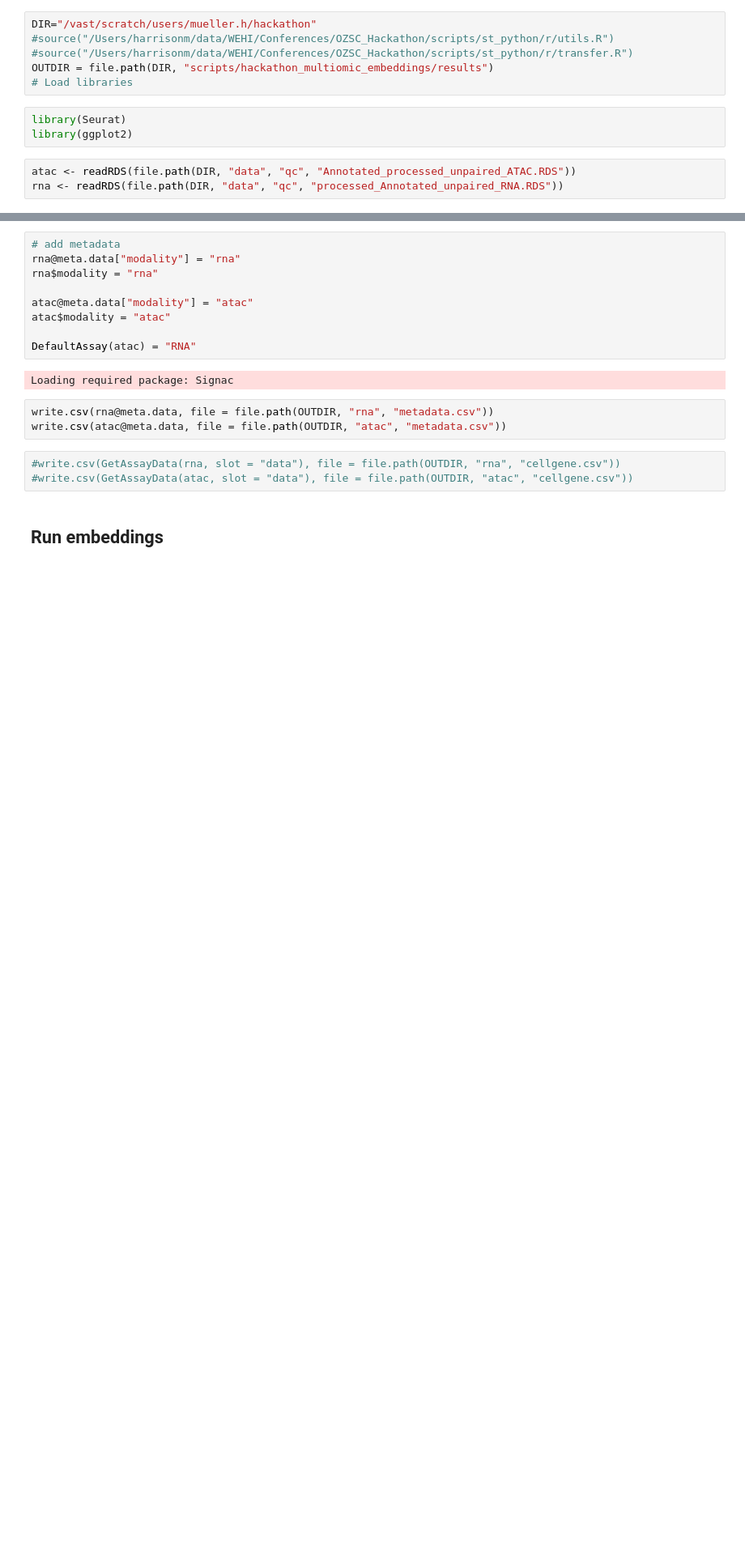
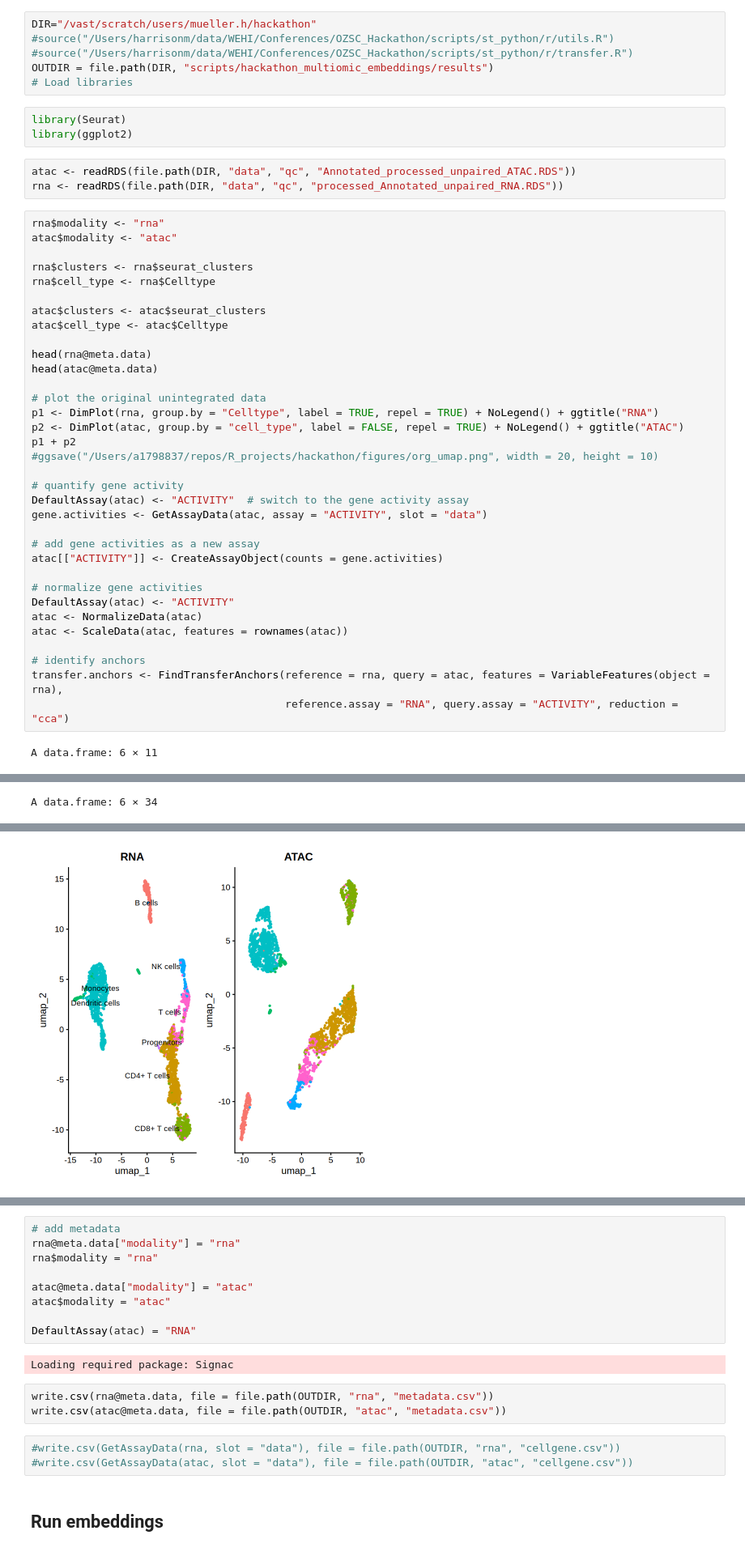
Before and after one commit to harrymueller/hackathon_multiomic_embeddings, a Jupyter notebook: rna_embeddings.ipynb, the cells around one changed output, grey strips where cells are left out. Shown: that part at 81% size. Saved outputs shown, nothing was run; the diff lists cells and outputs as text; blank space fills up the shorter version.

```diff
--- a/rna_embeddings.ipynb
+++ b/rna_embeddings.ipynb
@@ -10,3 +10,39 @@ library(ggplot2)
 # %%
 atac <- readRDS(file.path(DIR, "data", "qc", "Annotated_processed_unpaired_ATAC.RDS"))
 rna <- readRDS(file.path(DIR, "data", "qc", "processed_Annotated_unpaired_RNA.RDS"))
+# %%
+rna$modality <- "rna"
+atac$modality <- "atac"
+
+rna$clusters <- rna$seurat_clusters
+rna$cell_type <- rna$Celltype
+
+atac$clusters <- atac$seurat_clusters
+atac$cell_type <- atac$Celltype
+
+head(rna@meta.data)
+head(atac@meta.data)
+
+# plot the original unintegrated data
+p1 <- DimPlot(rna, group.by = "Celltype", label = TRUE, repel = TRUE) + NoLegend() + ggtitle("RNA")
+p2 <- DimPlot(atac, group.by = "cell_type", label = FALSE, repel = TRUE) + NoLegend() + ggtitle("ATAC")
+p1 + p2
+#ggsave("/Users/a1798837/repos/R_projects/hackathon/figures/org_umap.png", width = 20, height = 10)
+
+# quantify gene activity
+DefaultAssay(atac) <- "ACTIVITY"  # switch to the gene activity assay
+gene.activities <- GetAssayData(atac, assay = "ACTIVITY", slot = "data")
+
+# add gene activities as a new assay
+atac[["ACTIVITY"]] <- CreateAssayObject(counts = gene.activities)
+
+# normalize gene activities
+DefaultAssay(atac) <- "ACTIVITY"
+atac <- NormalizeData(atac)
+atac <- ScaleData(atac, features = rownames(atac))
+
+# identify anchors
+transfer.anchors <- FindTransferAnchors(reference = rna, query = atac, features = VariableFeatures(object = rna),
+                                        reference.assay = "RNA", query.assay = "ACTIVITY", reduction = "cca")
+# %% [output]
+A data.frame: 6 × 11
@@ -12,0 +57 @@ rna <- readRDS(file.path(DIR, "data", "qc", "processed_Annotated_unpaired_RNA.RD
+A data.frame: 6 × 34
@@ -12,0 +80 @@ rna <- readRDS(file.path(DIR, "data", "qc", "processed_Annotated_unpaired_RNA.RD
+[figure, added]
```
Also changed, not shown: parts of 5 cells of this notebook, 14 other files.
